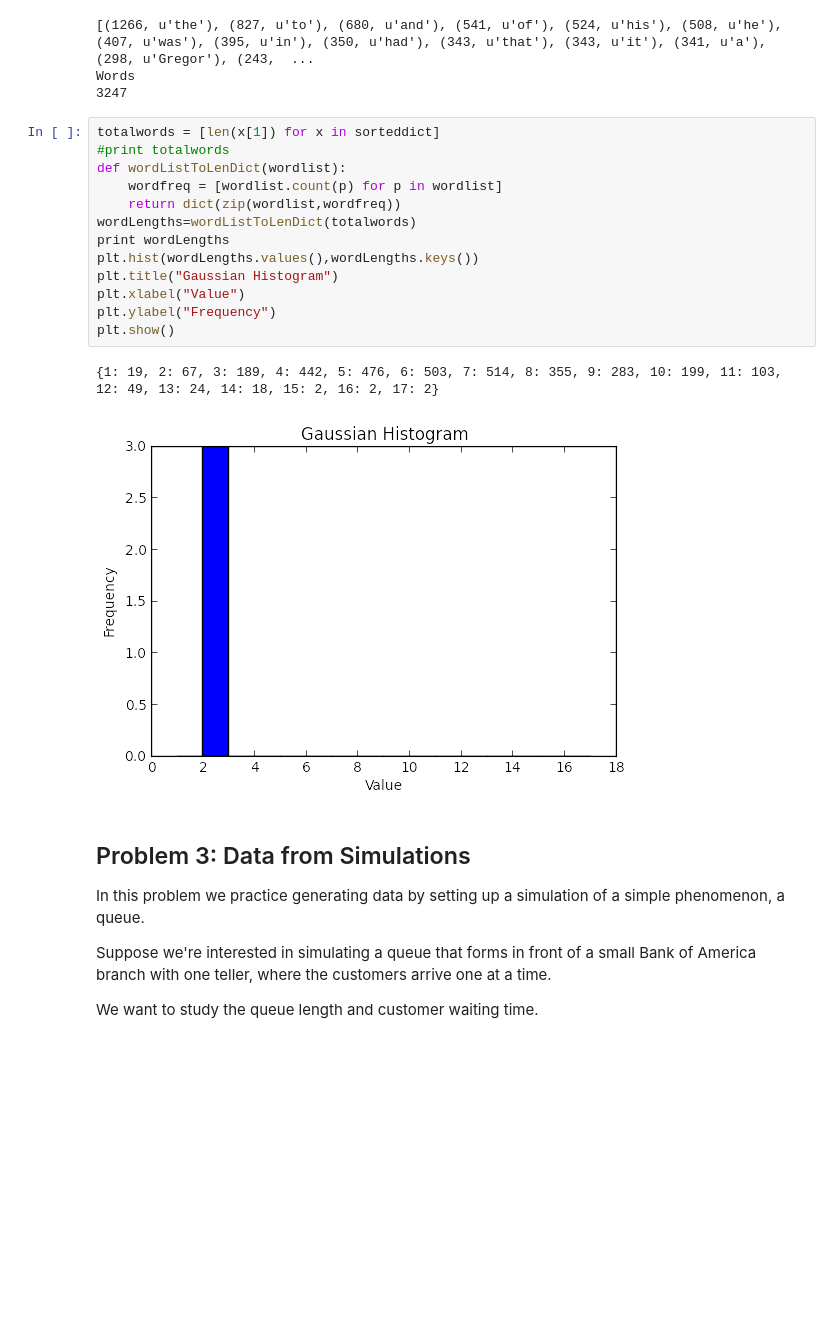
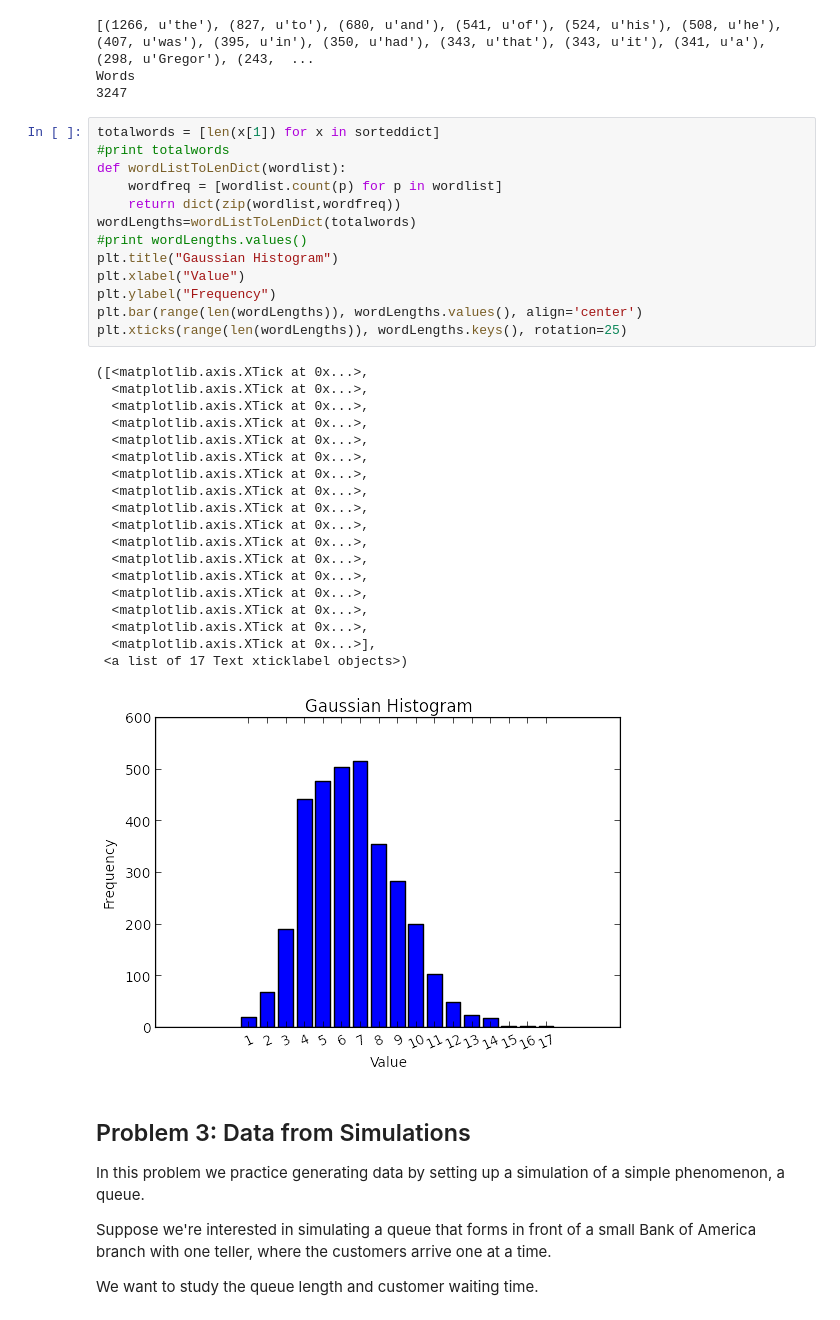
Before and after one commit to hecerinc/cs109a, a Jupyter notebook: Datascience_HW0.ipynb, the cells around one changed output. Cells and saved outputs as stored; diff of their text form; blank space fills up the shorter version.

```diff
--- a/Datascience_HW0.ipynb
+++ b/Datascience_HW0.ipynb
@@ -302,19 +302,36 @@ Words
 # %%
 totalwords = [len(x[1]) for x in sorteddict]
 #print totalwords
 def wordListToLenDict(wordlist):
     wordfreq = [wordlist.count(p) for p in wordlist]
     return dict(zip(wordlist,wordfreq))
 wordLengths=wordListToLenDict(totalwords)
-print wordLengths
-plt.hist(wordLengths.values(),wordLengths.keys())
+#print wordLengths.values()
 plt.title("Gaussian Histogram")
 plt.xlabel("Value")
 plt.ylabel("Frequency")
-plt.show()
+plt.bar(range(len(wordLengths)), wordLengths.values(), align='center')
+plt.xticks(range(len(wordLengths)), wordLengths.keys(), rotation=25)
 # %% [output]
-{1: 19, 2: 67, 3: 189, 4: 442, 5: 476, 6: 503, 7: 514, 8: 355, 9: 283, 10: 199, 11: 103, 12: 49, 13: 24, 14: 18, 15: 2, 16: 2, 17: 2}
+([<matplotlib.axis.XTick at 0x...>,
+  <matplotlib.axis.XTick at 0x...>,
+  <matplotlib.axis.XTick at 0x...>,
+  <matplotlib.axis.XTick at 0x...>,
+  <matplotlib.axis.XTick at 0x...>,
+  <matplotlib.axis.XTick at 0x...>,
+  <matplotlib.axis.XTick at 0x...>,
+  <matplotlib.axis.XTick at 0x...>,
+  <matplotlib.axis.XTick at 0x...>,
+  <matplotlib.axis.XTick at 0x...>,
+  <matplotlib.axis.XTick at 0x...>,
+  <matplotlib.axis.XTick at 0x...>,
+  <matplotlib.axis.XTick at 0x...>,
+  <matplotlib.axis.XTick at 0x...>,
+  <matplotlib.axis.XTick at 0x...>,
+  <matplotlib.axis.XTick at 0x...>,
+  <matplotlib.axis.XTick at 0x...>],
+ <a list of 17 Text xticklabel objects>)
-[figure, old version]
+[figure, new version]
 # %% [markdown]
 ## Problem 3: Data from Simulations
 
```
